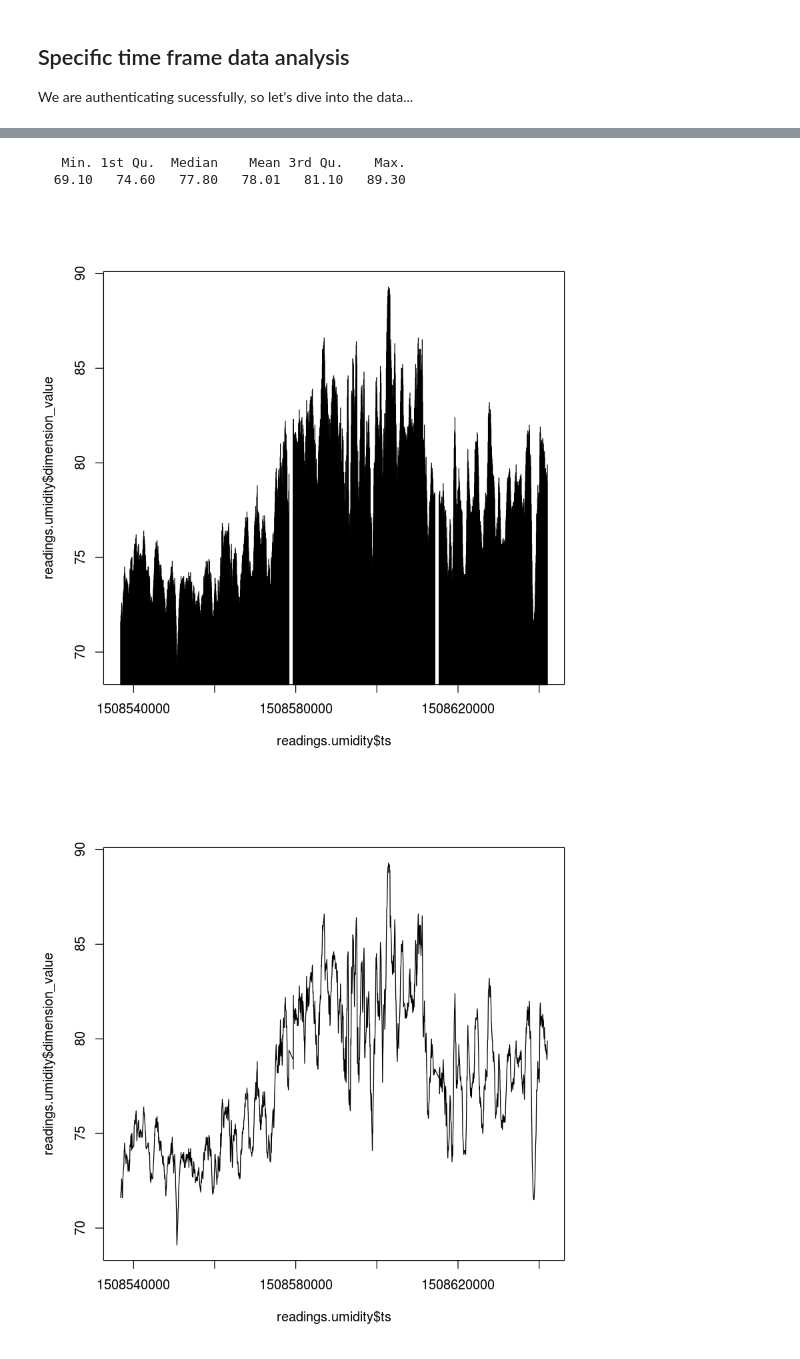
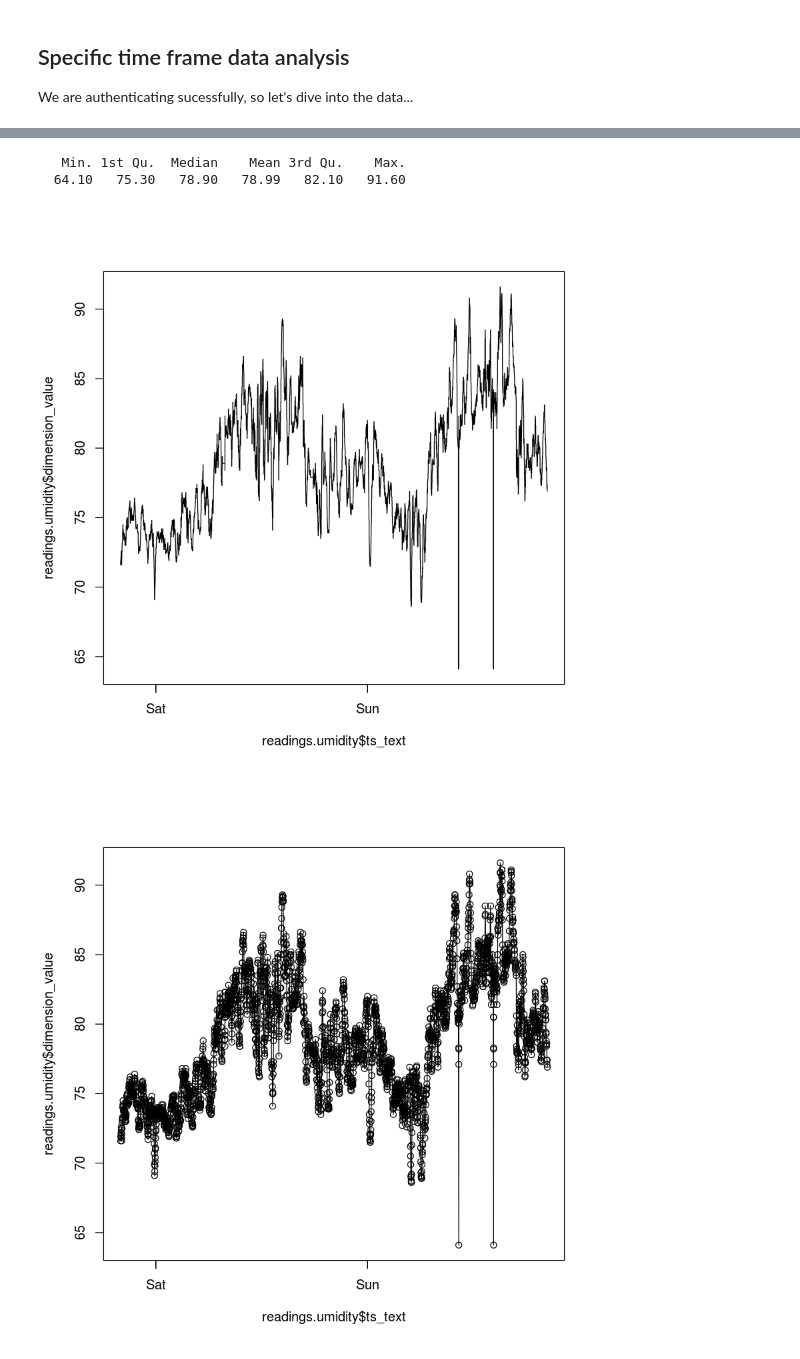
Before and after one commit to agrinessedge/portia-iot, a Jupyter notebook: examples/R.ipynb, the cells around one changed output, grey strips where cells are left out. Saved outputs shown, nothing was run; the diff lists cells and outputs as text; code cells hidden in the pictures.

```diff
--- a/examples/R.ipynb
+++ b/examples/R.ipynb
@@ -145,12 +144,12 @@ plot(readings.temperature$ts,readings.temperature$dimension_value, "o")
 # %%
 summary(readings.umidity$dimension_value)
-plot(readings.umidity$ts,readings.umidity$dimension_value, "h")
-plot(readings.umidity$ts,readings.umidity$dimension_value, "l")
+plot(readings.umidity$ts_text,readings.umidity$dimension_value, "s")
+plot(readings.umidity$ts_text,readings.umidity$dimension_value, "o")
 # %% [output]
    Min. 1st Qu.  Median    Mean 3rd Qu.    Max.
-  69.10   74.60   77.80   78.01   81.10   89.30
+  64.10   75.30   78.90   78.99   82.10   91.60
-[figure, old version]
+[figure, new version]
-[figure, old version]
+[figure, new version]
 # %%
 m  <-mean(readings.temperature$dimension_value);
 std<-sqrt(var(readings.temperature$dimension_value))
```
Also changed, not shown: parts of 11 cells of this notebook.
